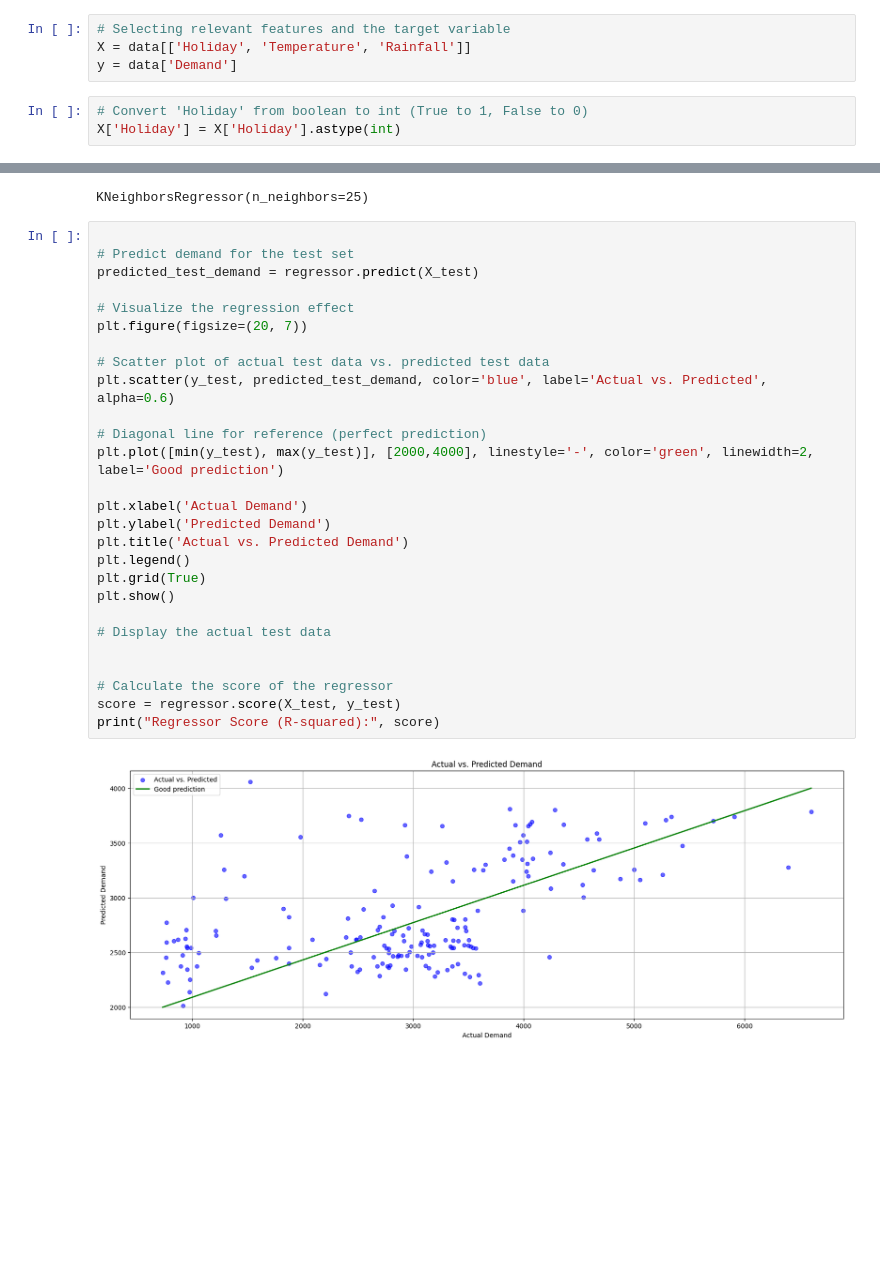
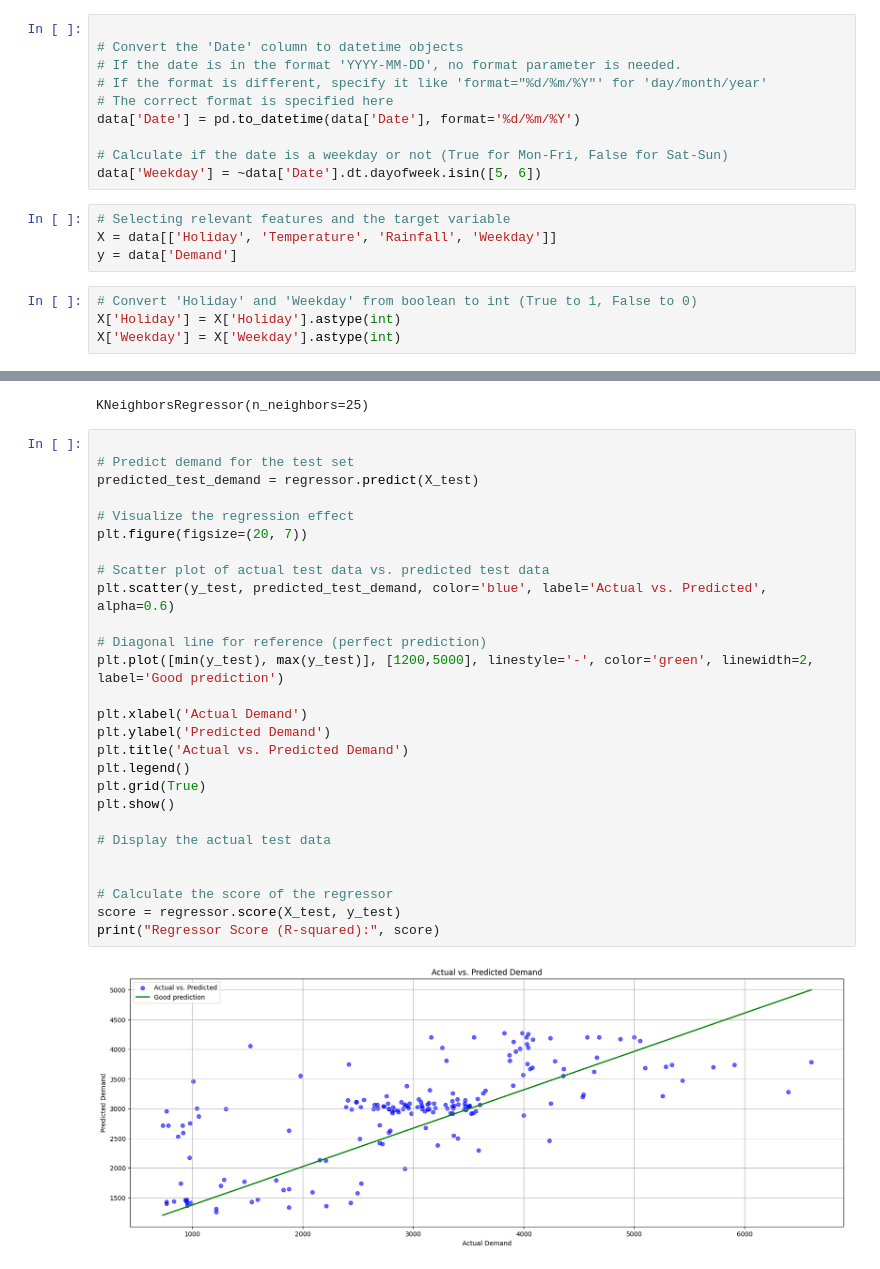
Before and after one commit to tom0411/BAD-Project, a Jupyter notebook: knnRgression.ipynb, the cells around one changed output, grey strips where cells are left out. Saved outputs shown, nothing was run; the diff lists cells and outputs as text; blank space fills up the shorter version.

Commit message:
KNN Regression 4 parameters

```diff
--- a/knnRgression.ipynb
+++ b/knnRgression.ipynb
@@ -19,13 +19,24 @@ import math
 # %%
 file_path = 'C:\\Users\\tom04\\OneDrive\\文件\\code\\BAD Project\\BAD-Project\\BAD-Project\\historical_data.csv'
 data = pd.read_csv(file_path)
+# %%
+
+# Convert the 'Date' column to datetime objects
+# If the date is in the format 'YYYY-MM-DD', no format parameter is needed.
+# If the format is different, specify it like 'format="%d/%m/%Y"' for 'day/month/year'
+# The correct format is specified here
+data['Date'] = pd.to_datetime(data['Date'], format='%d/%m/%Y')
+
+# Calculate if the date is a weekday or not (True for Mon-Fri, False for Sat-Sun)
+data['Weekday'] = ~data['Date'].dt.dayofweek.isin([5, 6])
 # %%
 # Selecting relevant features and the target variable
-X = data[['Holiday', 'Temperature', 'Rainfall']]
+X = data[['Holiday', 'Temperature', 'Rainfall', 'Weekday']]
 y = data['Demand']
 # %%
-# Convert 'Holiday' from boolean to int (True to 1, False to 0)
+# Convert 'Holiday' and 'Weekday' from boolean to int (True to 1, False to 0)
 X['Holiday'] = X['Holiday'].astype(int)
+X['Weekday'] = X['Weekday'].astype(int)
 # %% [output]
 A value is trying to be set on a copy of a slice from a DataFrame.
 Try using .loc[row_indexer,col_indexer] = value instead
@@ -43,29 +59,29 @@ KNeighborsRegressor(n_neighbors=25)
 # %%
 
 # Predict demand for the test set
 predicted_test_demand = regressor.predict(X_test)
 
 # Visualize the regression effect
 plt.figure(figsize=(20, 7))
 
 # Scatter plot of actual test data vs. predicted test data
 plt.scatter(y_test, predicted_test_demand, color='blue', label='Actual vs. Predicted', alpha=0.6)
 
 # Diagonal line for reference (perfect prediction)
-plt.plot([min(y_test), max(y_test)], [2000,4000], linestyle='-', color='green', linewidth=2, label='Good prediction')
+plt.plot([min(y_test), max(y_test)], [1200,5000], linestyle='-', color='green', linewidth=2, label='Good prediction')
 
 plt.xlabel('Actual Demand')
 plt.ylabel('Predicted Demand')
 plt.title('Actual vs. Predicted Demand')
 plt.legend()
 plt.grid(True)
 plt.show()
 
 # Display the actual test data
 
 
 # Calculate the score of the regressor
 score = regressor.score(X_test, y_test)
 print("Regressor Score (R-squared):", score)
 # %% [output]
-[figure, old version]
+[figure, new version]
```
Also changed, not shown: parts of 5 cells of this notebook, 1 other file.
